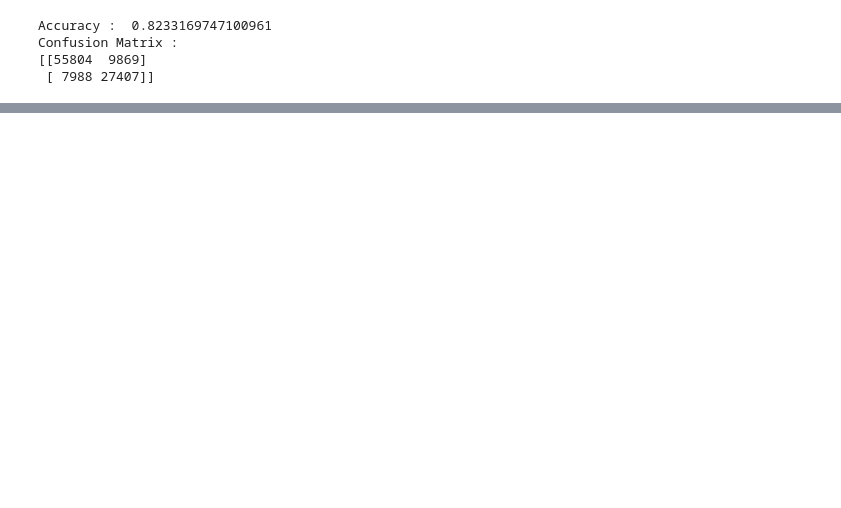
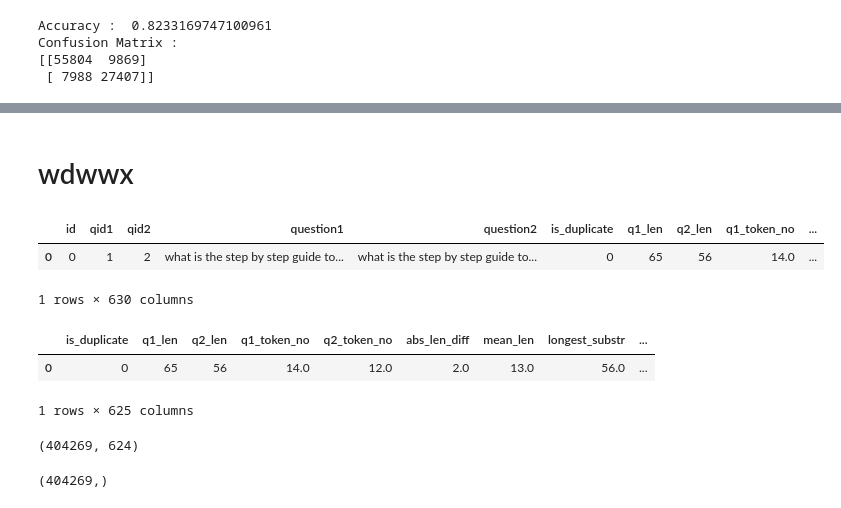
Before and after one commit to Pankhuri9026/quora-question-pairs, a Jupyter notebook: Notebook.ipynb, the cells around one changed output, grey strips where cells are left out. Cells and saved outputs as stored; diff of their text form; code cells hidden in the pictures; blank space fills up the shorter version.

```diff
--- a/Notebook.ipynb
+++ b/Notebook.ipynb
@@ -597,0 +719,2 @@ pickle.dump(classifier_regressor, open('/content/model1', 'wb'))
+# %% [markdown]
+# wdwwx
@@ -598,2 +731,2 @@ pickle.dump(classifier_regressor, open('/content/model1', 'wb'))
 # %%
-df = pd.read_csv('/content/drive/MyDrive/project_quora_question_pair/csv_files/word2vec.csv')
+df1 = pd.read_csv('/content/drive/MyDrive/project_quora_question_pair/csv_files/word2vec.csv')
@@ -601,0 +733,6 @@ df = df.sample(30000, random_state = 0)
+# %%
+df1.head(1)
+# %% [output]
+|  | id | qid1 | qid2 | question1 | question2 | is_duplicate | q1_len | q2_len | q1_token_no | ... |
+| 0 | 0 | 1 | 2 | what is the step by step guide to... | what is the step by step guide to... | 0 | 65 | 56 | 14.0 | ... |
+1 rows × 630 columns
@@ -601,0 +741,6 @@ df = df.sample(30000, random_state = 0)
+# %%
+df1.head(1)
+# %% [output]
+|  | is_duplicate | q1_len | q2_len | q1_token_no | q2_token_no | abs_len_diff | mean_len | longest_substr | ... |
+| 0 | 0 | 65 | 56 | 14.0 | 12.0 | 2.0 | 13.0 | 56.0 | ... |
+1 rows × 625 columns
@@ -601,0 +750,8 @@ df = df.sample(30000, random_state = 0)
+# %%
+X.shape
+# %% [output]
+(404269, 624)
+# %%
+Y.shape
+# %% [output]
+(404269,)
```
Also changed, not shown: parts of 68 cells of this notebook.
